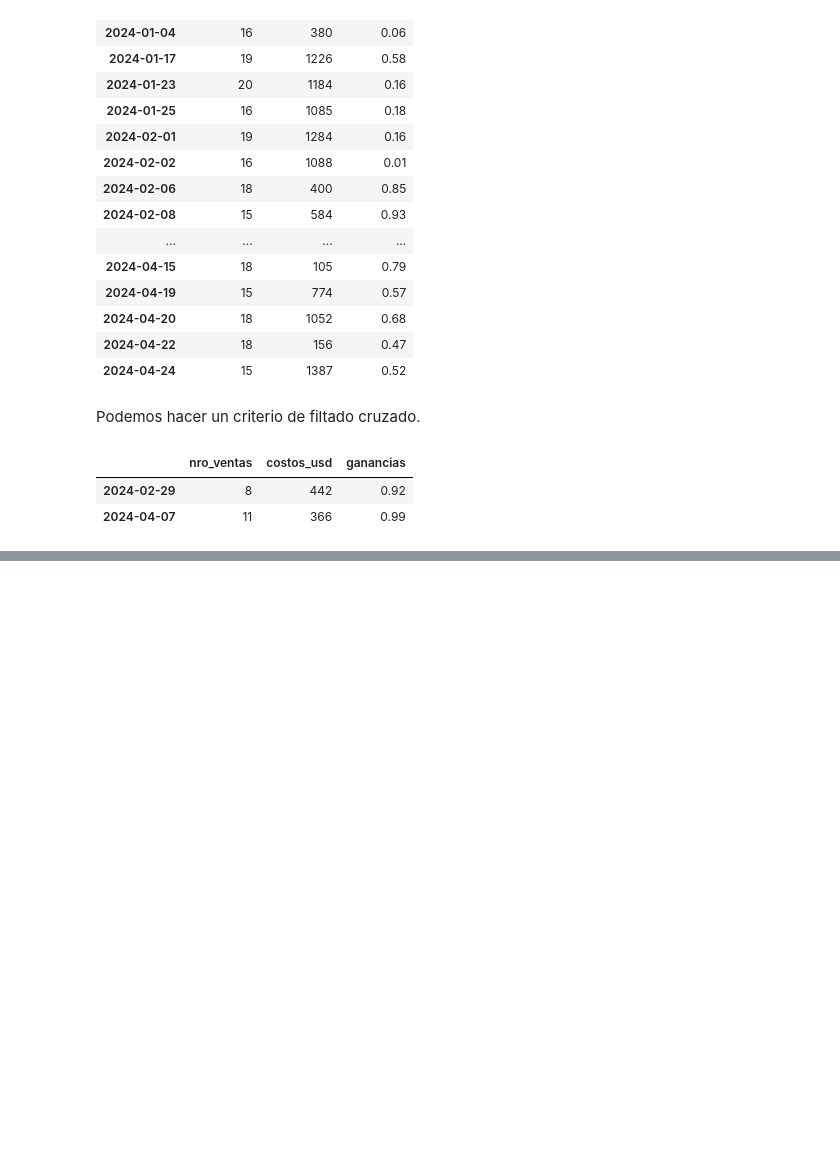
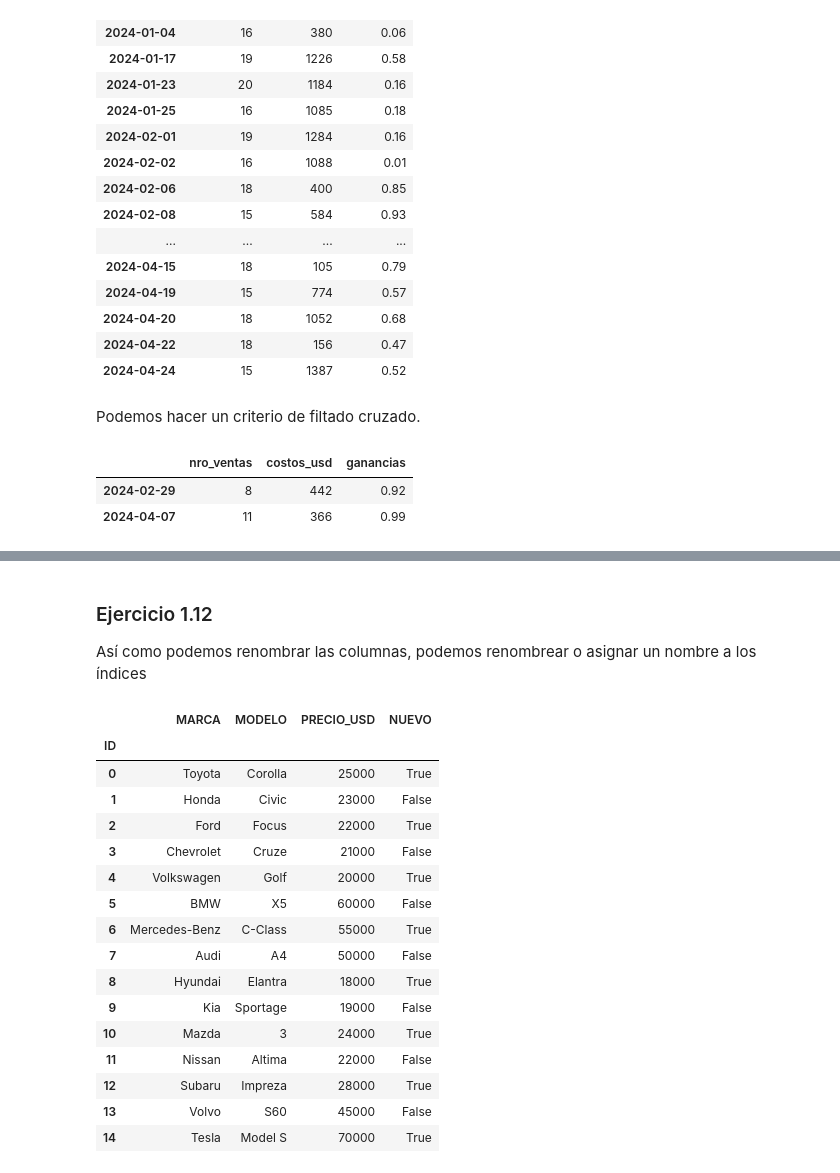
Before and after one commit to sofiagoszko/practicas-analisis-datos, a Jupyter notebook: python/PythonClase09-Pandas-DataFrame.ipynb, the cells around one changed output, grey strips where cells are left out. Saved outputs shown, nothing was run; the diff lists cells and outputs as text; code cells hidden in the pictures; blank space fills up the shorter version.

Commit message:
renombrear columnas e indices

```diff
--- a/python/PythonClase09-Pandas-DataFrame.ipynb
+++ b/python/PythonClase09-Pandas-DataFrame.ipynb
@@ -342,0 +430,12 @@ df_resumen_ventas[(df_resumen_ventas.ganancias >= 0.90) & (df_resumen_ventas.cos
+# %%
+#creamos un DataFrame con columnas categoricas
+
+dict_concesionaria = {
+    "marca": ["Toyota", "Honda", "Ford", "Chevrolet", "Volkswagen", "BMW", "Mercedes-Benz", "Audi", "Hyundai", "Kia", "Mazda", "Nissan", "Subaru", "Volvo", "Tesla"],
+    "modelo": ["Corolla", "Civic", "Focus", "Cruze", "Golf", "X5", "C-Class", "A4", "Elantra", "Sportage", "3", "Altima", "Impreza", "S60", "Model S"],
+    "precio": [25000, 23000, 22000, 21000, 20000, 60000, 55000, 50000, 18000, 19000, 24000, 22000, 28000, 45000, 70000],
+    "0km": [True, False, True, False, True, False, True, False, True, False, True, False, True, False, True]
+}
+
+df_concesionaria = pd.DataFrame(dict_concesionaria)
+df_concesionaria
@@ -342,0 +480,8 @@ df_resumen_ventas[(df_resumen_ventas.ganancias >= 0.90) & (df_resumen_ventas.cos
+# %%
+#renombramos la columna 0km
+
+df_concesionaria.rename(
+    columns={"0km": "nuevo"}, #la key va a ser igual al nombre de la columna actual y el value será el nuevo nombre
+    inplace=True
+)
+df_concesionaria
@@ -342,0 +505,11 @@ df_resumen_ventas[(df_resumen_ventas.ganancias >= 0.90) & (df_resumen_ventas.cos
+# %%
+#renombramos varias columnas
+df_concesionaria.rename(
+    columns={"marca": "MARCA",
+             "modelo": "MODELO",
+             "precio": "PRECIO_USD",
+             "nuevo": "NUEVO"
+             },
+    inplace=True
+)
+df_concesionaria
@@ -342,0 +533,25 @@ df_resumen_ventas[(df_resumen_ventas.ganancias >= 0.90) & (df_resumen_ventas.cos
+# %% [markdown]
+### Ejercicio 1.12
+
+Así como podemos renombrar las columnas, podemos renombrear o asignar un nombre a los índices
+# %%
+df_concesionaria.index.rename(name="ID", inplace=True)
+df_concesionaria
+# %% [output]
+|  | MARCA | MODELO | PRECIO_USD | NUEVO |
+| ID |  |  |  |  |
+| 0 | Toyota | Corolla | 25000 | True |
+| 1 | Honda | Civic | 23000 | False |
+| 2 | Ford | Focus | 22000 | True |
+| 3 | Chevrolet | Cruze | 21000 | False |
+| 4 | Volkswagen | Golf | 20000 | True |
+| 5 | BMW | X5 | 60000 | False |
+| 6 | Mercedes-Benz | C-Class | 55000 | True |
+| 7 | Audi | A4 | 50000 | False |
+| 8 | Hyundai | Elantra | 18000 | True |
+| 9 | Kia | Sportage | 19000 | False |
+| 10 | Mazda | 3 | 24000 | True |
+| 11 | Nissan | Altima | 22000 | False |
+| 12 | Subaru | Impreza | 28000 | True |
+| 13 | Volvo | S60 | 45000 | False |
+| 14 | Tesla | Model S | 70000 | True |
```
Also changed, not shown: parts of 14 cells of this notebook.
